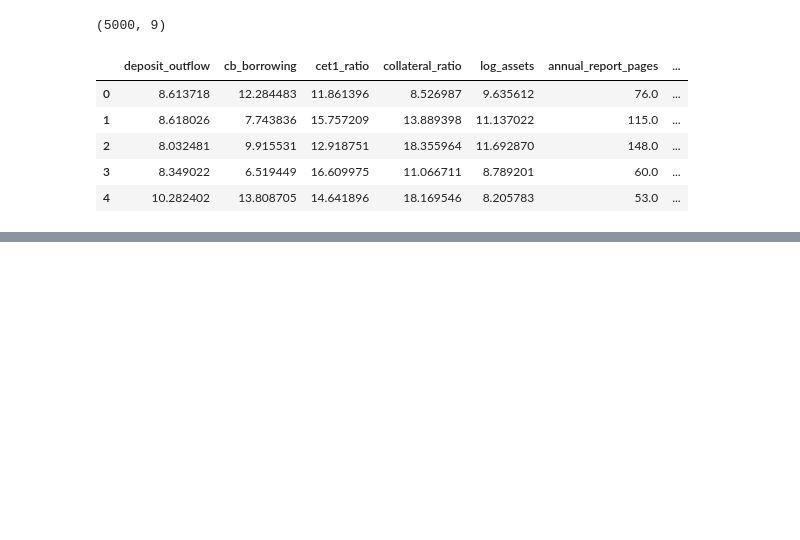
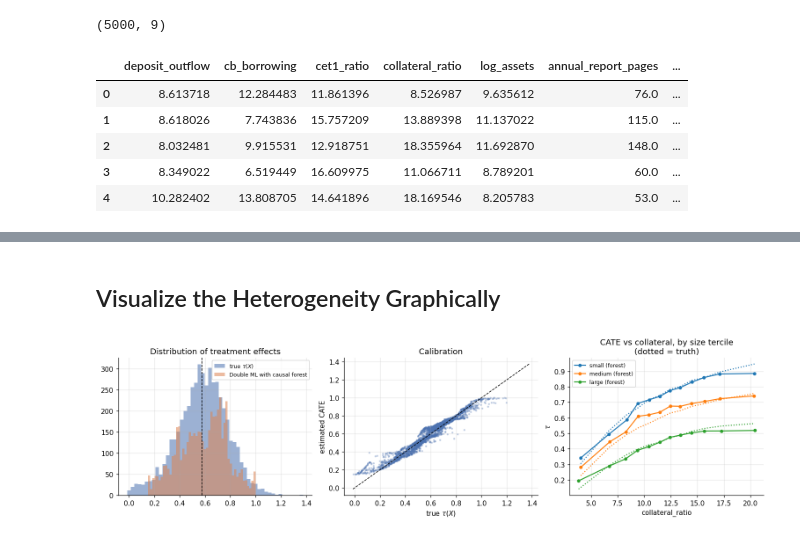
Before and after one commit to MLCoursesBBK/CEMLA_2026, a Jupyter notebook: Causal ML_Explainability.ipynb, the cells around one changed output, grey strips where cells are left out. Drawn from its saved outputs; the diff is of its cells as text; code cells hidden in the pictures; blank space fills up the shorter version.

```diff
--- a/Causal ML_Explainability.ipynb
+++ b/Causal ML_Explainability.ipynb
@@ -451,0 +615,16 @@ shap.plots.heatmap(shap_values_xgb[:1000])
+# %%
+W_good = df[GOOD_W].to_numpy(float)
+Yv, Dv = df[Y].to_numpy(float), df[D].to_numpy(float)
+
+dml = LinearDML(model_y=xgb(1), model_t=xgb(1),
+                discrete_treatment=False, cv=5, random_state=SEED)
+dml.fit(Yv, Dv, X=None, W=W_good)        # X=None -> constant treatment effect
+
+def econml_ate(est, X=None):
+    """Point estimate and standard error of the ATE from any econml estimator."""
+    inf = est.ate_inference(X=X) if X is not None else est.ate_inference()
+    return float(np.squeeze(inf.mean_point)), float(np.squeeze(inf.stderr_mean))
+
+ate, se = econml_ate(dml)
+print(f"LinearDML  ATE = {ate:.4f}  (se {se:.4f})   TRUTH = {TRUE_ATE:.4f}\n")
+print(dml.summary(treatment_names=["deposit_outflow"]))
@@ -451,0 +770,31 @@ shap.plots.heatmap(shap_values_xgb[:1000])
+# %% [markdown]
+## Visualize the Heterogeneity Graphically
+# %%
+# Visualize the heterogeneity graphically
+fig, ax = plt.subplots(1, 3, figsize=(14, 4))
+
+ax[0].hist(df.tau_true, bins=50, alpha=.55, label="true $\\tau(X)$", color="#4C72B0")
+ax[0].hist(cate,        bins=50, alpha=.55, label="Double ML with causal forest", color="#DD8452")
+ax[0].axvline(TRUE_ATE, color="k", ls="--", lw=1)
+ax[0].set_title("Distribution of treatment effects"); ax[0].legend(fontsize=8)
+
+s = rng_global.choice(len(df), 3000, replace=False)
+ax[1].scatter(df.tau_true.values[s], cate[s], s=4, alpha=.25, color="#4C72B0")
+lim = [min(df.tau_true.min(), cate.min()), max(df.tau_true.max(), cate.max())]
+ax[1].plot(lim, lim, "k--", lw=1)
+ax[1].set_xlabel("true $\\tau(X)$"); ax[1].set_ylabel("estimated CATE")
+ax[1].set_title("Calibration")
+
+# THE figure: does the forest find the saturation?
+tmp = df.assign(cbin=pd.qcut(df.collateral_ratio, 12, labels=False),
+                sbin=pd.qcut(df.log_assets, 3, labels=["small", "medium", "large"]))
+for lab, sub in tmp.groupby("sbin", observed=True):
+    curve = sub.groupby("cbin").agg(x=("collateral_ratio", "mean"),
+                                    est=("cate_hat", "mean"), true=("tau_true", "mean"))
+    p = ax[2].plot(curve.x, curve.est, marker="o", ms=4, label=f"{lab} (forest)")
+    ax[2].plot(curve.x, curve.true, ls=":", color=p[0].get_color())
+ax[2].set_xlabel("collateral_ratio"); ax[2].set_ylabel(r"$\tau$")
+ax[2].set_title("CATE vs collateral, by size tercile\n(dotted = truth)"); ax[2].legend(fontsize=8)
+plt.tight_layout(); plt.show()
+# %% [output]
+[figure, added]
```
Also changed, not shown: parts of 71 cells of this notebook.
